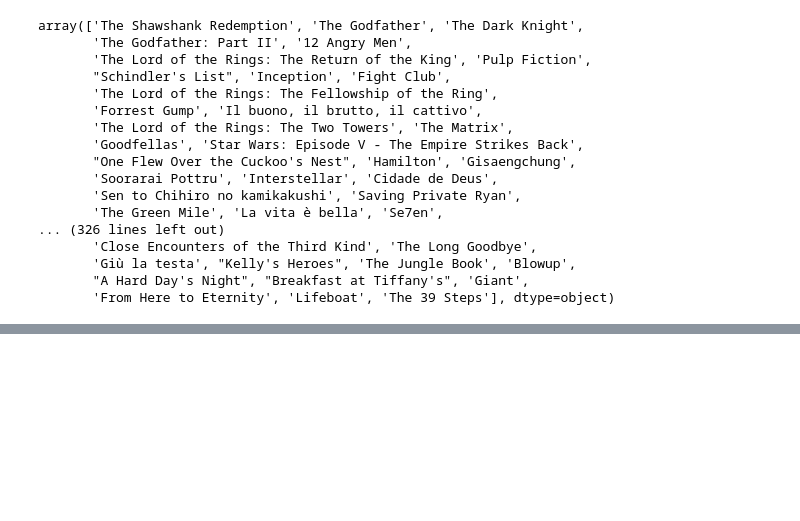
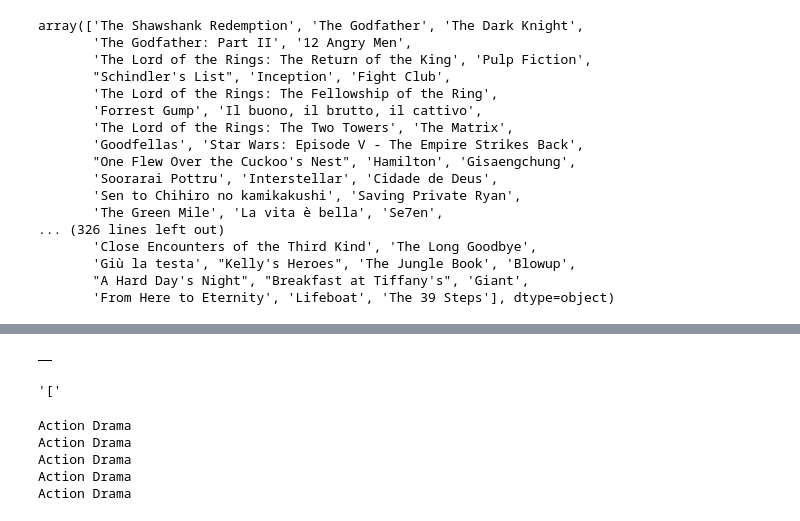
Before and after one commit to vsr01/Movie-Recommender, a Jupyter notebook: data-exploration.ipynb, the cells around one changed output, grey strips where cells are left out. Drawn from its saved outputs; the diff is of its cells as text; code cells hidden in the pictures; blank space fills up the shorter version.

```diff
--- a/data-exploration.ipynb
+++ b/data-exploration.ipynb
@@ -92,0 +126,27 @@ array(['The Shawshank Redemption', 'The Godfather', 'The Dark Knight',
+# %%
+data = pd.DataFrame()
+# %%
+data['title'] = df['movie title']
+data['Genre']
+# %% [output]
+|  |
+# %%
+g = df['Generes'][0][0]
+g
+# %% [output]
+'['
+# %%
+import ast
+parsed_list = ast.literal_eval(df['Generes'][0])
+# Ensure it's a list, if not, treat as a single string
+for i in range(5):
+        if isinstance(parsed_list, list):
+            print(' '.join(parsed_list)) # Join elements with a space
+        else:
+            print(str(parsed_list))
+# %% [output]
+Action Drama
+Action Drama
+Action Drama
+Action Drama
+Action Drama
```
Also changed, not shown: parts of 8 cells of this notebook, 4 other files.
